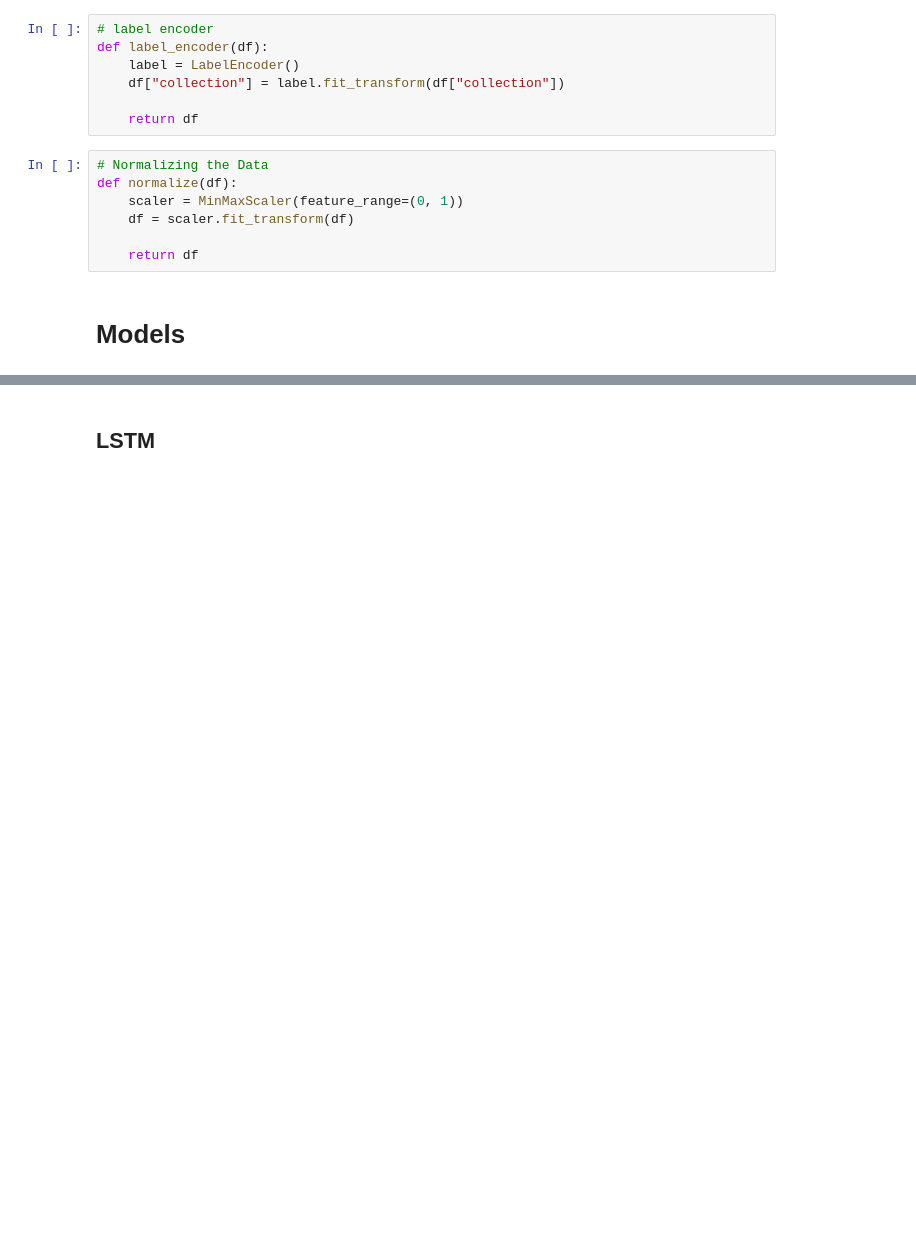
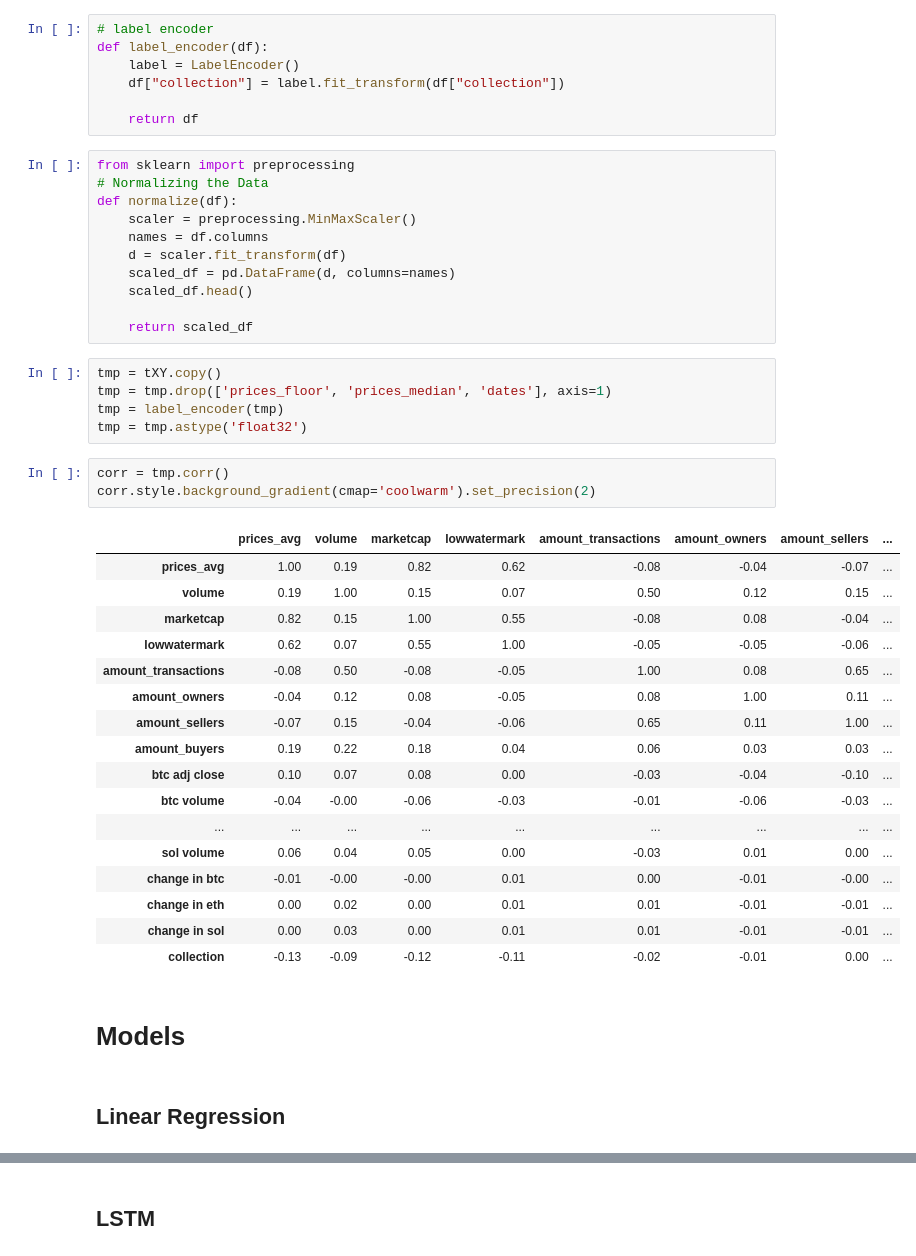
Before and after one commit to EgorMozharov/NFT, a Jupyter notebook: Predict.ipynb, the cells around one changed output, grey strips where cells are left out. Saved outputs shown, nothing was run; the diff lists cells and outputs as text; blank space fills up the shorter version.

```diff
--- a/Predict.ipynb
+++ b/Predict.ipynb
@@ -80,11 +80,43 @@ def label_encoder(df):
 
     return df
 # %%
+from sklearn import preprocessing
 # Normalizing the Data
 def normalize(df):
-    scaler = MinMaxScaler(feature_range=(0, 1))
-    df = scaler.fit_transform(df)
+    scaler = preprocessing.MinMaxScaler()
+    names = df.columns
+    d = scaler.fit_transform(df)
+    scaled_df = pd.DataFrame(d, columns=names)
+    scaled_df.head()
 
-    return df
+    return scaled_df
+# %%
+tmp = tXY.copy()
+tmp = tmp.drop(['prices_floor', 'prices_median', 'dates'], axis=1)
+tmp = label_encoder(tmp)
+tmp = tmp.astype('float32')
+# %%
+corr = tmp.corr()
+corr.style.background_gradient(cmap='coolwarm').set_precision(2)
+# %% [output]
+|  | prices_avg | volume | marketcap | lowwatermark | amount_transactions | amount_owners | amount_sellers | ... |
+| prices_avg | 1.00 | 0.19 | 0.82 | 0.62 | -0.08 | -0.04 | -0.07 | ... |
+| volume | 0.19 | 1.00 | 0.15 | 0.07 | 0.50 | 0.12 | 0.15 | ... |
+| marketcap | 0.82 | 0.15 | 1.00 | 0.55 | -0.08 | 0.08 | -0.04 | ... |
+| lowwatermark | 0.62 | 0.07 | 0.55 | 1.00 | -0.05 | -0.05 | -0.06 | ... |
+| amount_transactions | -0.08 | 0.50 | -0.08 | -0.05 | 1.00 | 0.08 | 0.65 | ... |
+| amount_owners | -0.04 | 0.12 | 0.08 | -0.05 | 0.08 | 1.00 | 0.11 | ... |
+| amount_sellers | -0.07 | 0.15 | -0.04 | -0.06 | 0.65 | 0.11 | 1.00 | ... |
+| amount_buyers | 0.19 | 0.22 | 0.18 | 0.04 | 0.06 | 0.03 | 0.03 | ... |
+| btc adj close | 0.10 | 0.07 | 0.08 | 0.00 | -0.03 | -0.04 | -0.10 | ... |
+| btc volume | -0.04 | -0.00 | -0.06 | -0.03 | -0.01 | -0.06 | -0.03 | ... |
+| ... | ... | ... | ... | ... | ... | ... | ... | ... |
+| sol volume | 0.06 | 0.04 | 0.05 | 0.00 | -0.03 | 0.01 | 0.00 | ... |
+| change in btc | -0.01 | -0.00 | -0.00 | 0.01 | 0.00 | -0.01 | -0.00 | ... |
+| change in eth | 0.00 | 0.02 | 0.00 | 0.01 | 0.01 | -0.01 | -0.01 | ... |
+| change in sol | 0.00 | 0.03 | 0.00 | 0.01 | 0.01 | -0.01 | -0.01 | ... |
+| collection | -0.13 | -0.09 | -0.12 | -0.11 | -0.02 | -0.01 | 0.00 | ... |
 # %% [markdown]
 # Models
+# %% [markdown]
+## Linear Regression
```
Also changed, not shown: parts of 25 cells of this notebook, 2 other files.
